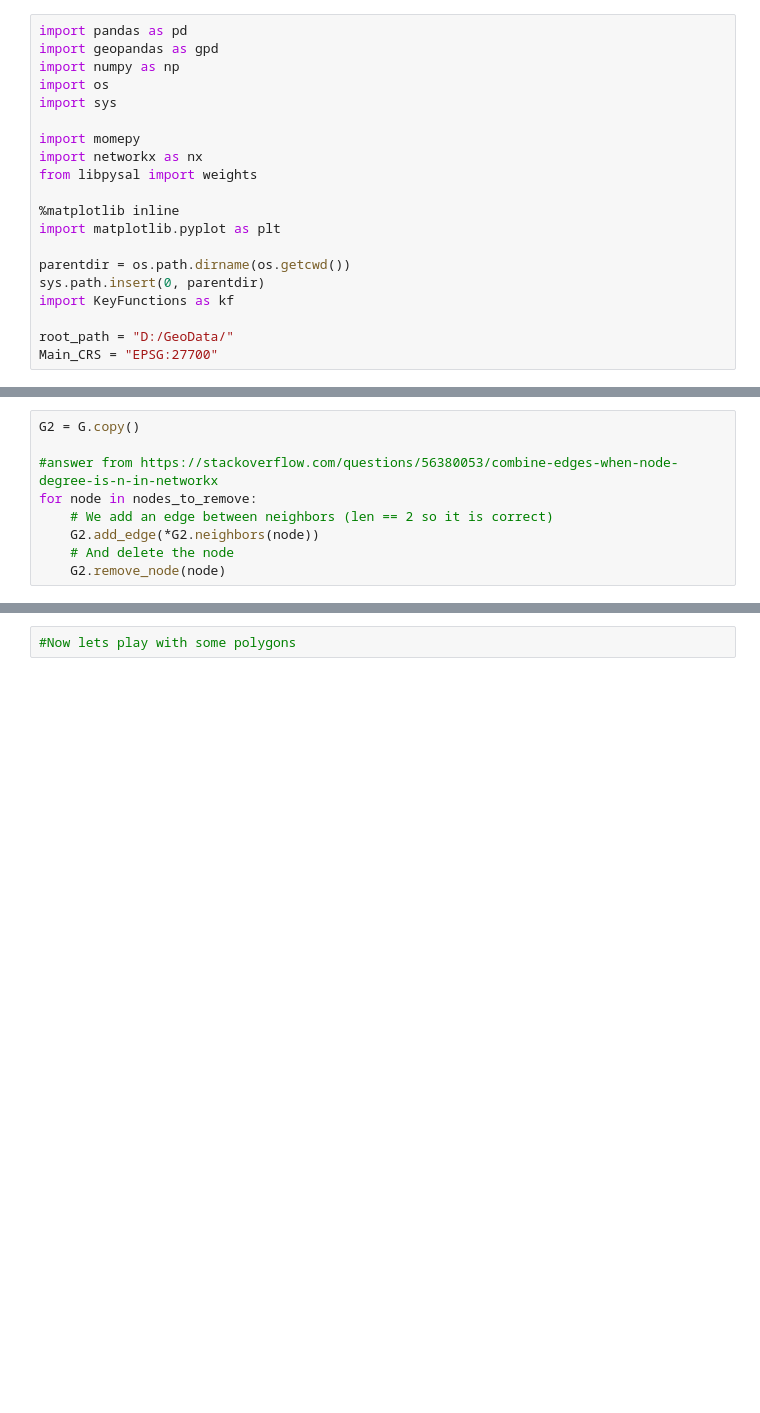
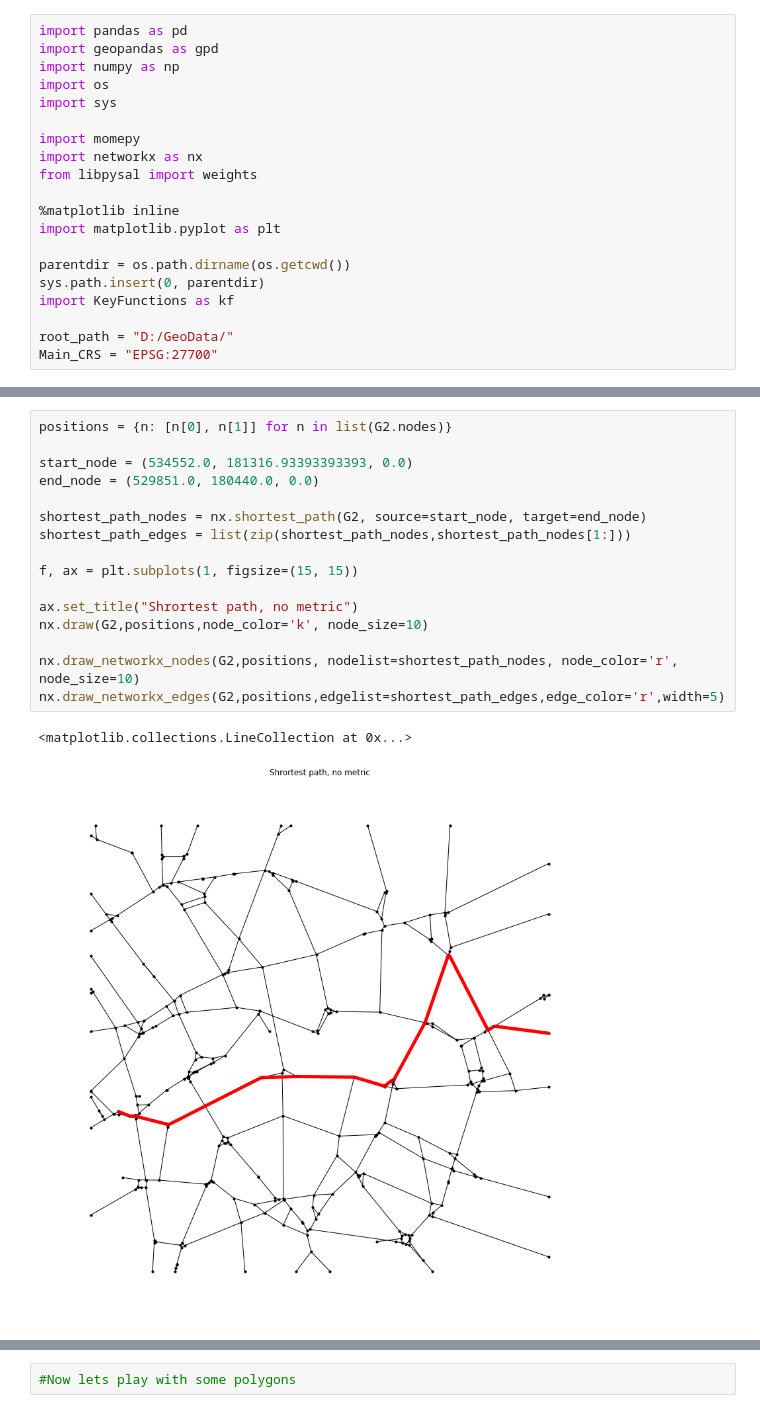
Before and after one commit to richardkappa/GeoData, a Jupyter notebook: Investigations/Graphs and Networks.ipynb, the cells around one changed output, grey strips where cells are left out. Cells and saved outputs as stored; diff of their text form; blank space fills up the shorter version.

```diff
--- a/Investigations/Graphs and Networks.ipynb
+++ b/Investigations/Graphs and Networks.ipynb
@@ -68,9 +65,0 @@ nodes_to_remove = [n for n in G.nodes if len(list(G.neighbors(n))) == 2]
-# %%
-G2 = G.copy()
-
-#answer from https://stackoverflow.com/questions/56380053/combine-edges-when-node-degree-is-n-in-networkx
-for node in nodes_to_remove:
-    # We add an edge between neighbors (len == 2 so it is correct)
-    G2.add_edge(*G2.neighbors(node))
-    # And delete the node
-    G2.remove_node(node)
@@ -89,0 +141,19 @@ nx.draw(G2, positions, ax=ax[2], node_size=10)
+# %%
+positions = {n: [n[0], n[1]] for n in list(G2.nodes)}
+
+start_node = (534552.0, 181316.93393393393, 0.0)
+end_node = (529851.0, 180440.0, 0.0)
+
+shortest_path_nodes = nx.shortest_path(G2, source=start_node, target=end_node)
+shortest_path_edges = list(zip(shortest_path_nodes,shortest_path_nodes[1:]))
+
+f, ax = plt.subplots(1, figsize=(15, 15))
+
+ax.set_title("Shrortest path, no metric")
+nx.draw(G2,positions,node_color='k', node_size=10)
+
+nx.draw_networkx_nodes(G2,positions, nodelist=shortest_path_nodes, node_color='r', node_size=10)
+nx.draw_networkx_edges(G2,positions,edgelist=shortest_path_edges,edge_color='r',width=5)
+# %% [output]
+<matplotlib.collections.LineCollection at 0x...>
+[figure, added]
```
Also changed, not shown: parts of 15 cells of this notebook.
